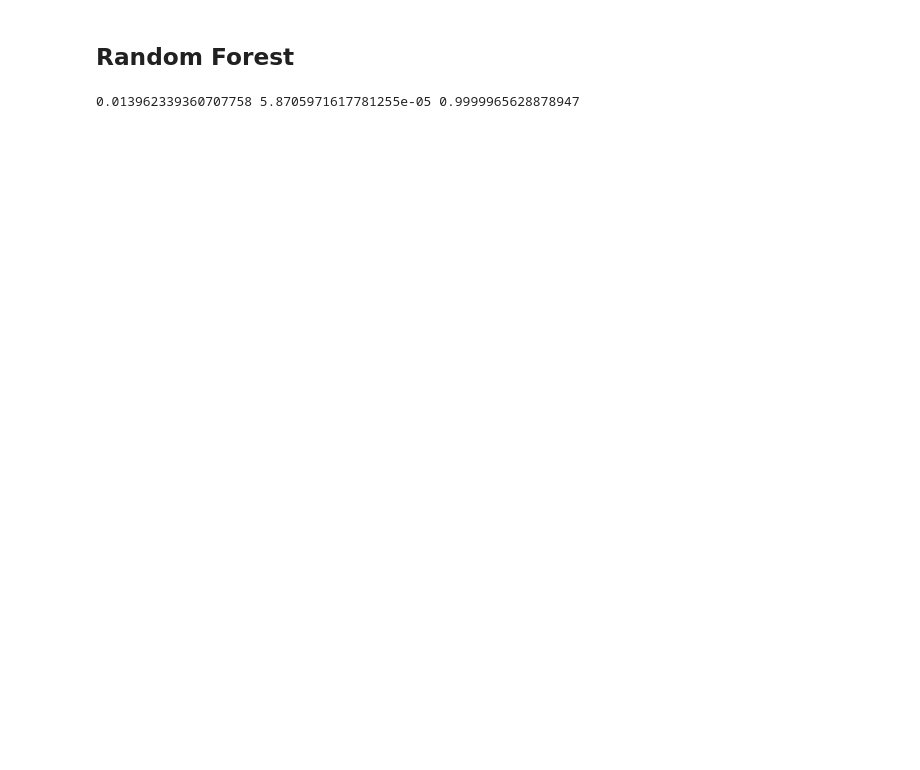
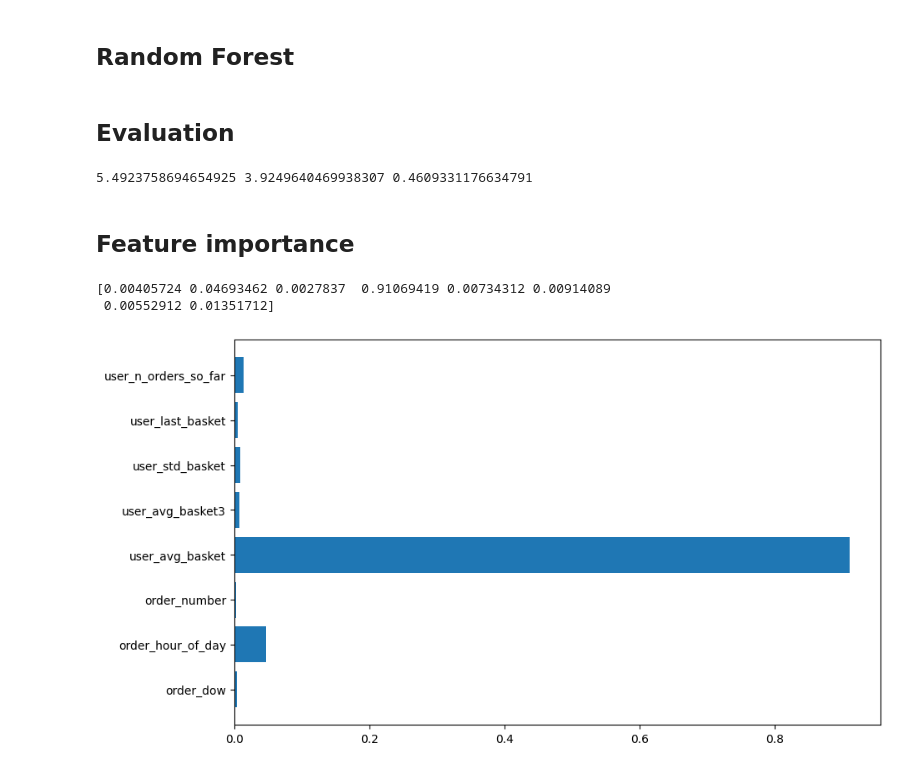
Before and after one commit to PornraksaSuksawaeng/nextbuy-data-analysis, a Jupyter notebook: notebooks/03_models_mathis.ipynb, the cells around one changed output. Cells and saved outputs as stored; diff of their text form; code cells hidden in the pictures; blank space fills up the shorter version.

Commit message:
feat(model): new features engineering + fix data leakage + feature importance graph to see wich features are most correlated with the target

```diff
--- a/notebooks/03_models_mathis.ipynb
+++ b/notebooks/03_models_mathis.ipynb
@@ -55,21 +110,22 @@ features = [
     # variables temporelles
     "order_dow",
     "order_hour_of_day",
-    "days_since_prior_order",
+    # "days_since_prior_order",
+
     # historique client
     "order_number",
-    "is_first_order",
-    "basket_size",  # ← variable cible
-    # comportement d'achat
+    # "is_first_order",
 
-    # "reordered_count",
-    # "reorder_ratio",
-    # "n_aisles",
-    # "n_departments",
+    # historique panier passé safe
+    "user_avg_basket",       # moyenne des paniers précédents
+    "user_avg_basket3",      # moyenne des 3 derniers paniers
+    "user_std_basket",       # écart-type des paniers précédents
+    "user_last_basket",      # taille du dernier panier
+    "user_n_orders_so_far",  # nombre de commandes passées
 ]
 
 target = "basket_size"
 
-df_model = orders[features + [target]]
-print(df_model[target])
+df_model = orders[features + [target]].dropna()
+print(df_model.shape)
 # %% [output]
@@ -130,11 +173,27 @@ rf = RandomForestRegressor(
 rf.fit(X_train, y_train)
 
 pred = rf.predict(X_test)
-
-rmse = np.sqrt(mean_squared_error(y_test, pred))
-mae = mean_absolute_error(y_test, pred)
-r2 = r2_score(y_test, pred)
-
-print(rmse, mae, r2)
-# %% [output]
-0.013962339360707758 5.8705971617781255e-05 0.9999965628878947
+# %% [markdown]
+## Evaluation
+# %%
+rmse = np.sqrt(mean_squared_error(y_test, pred))
+mae = mean_absolute_error(y_test, pred)
+r2 = r2_score(y_test, pred)
+
+print(rmse, mae, r2)
+# %% [output]
+5.4923758694654925 3.9249640469938307 0.4609331176634791
+# %% [markdown]
+## Feature importance
+# %%
+importances = rf.feature_importances_
+print(importances)
+
+plt.figure(figsize=(10,6))
+plt.barh(range(len(features)), importances)
+plt.yticks(range(len(features)), features)
+plt.show()
+# %% [output]
+[0.00405724 0.04693462 0.0027837  0.91069419 0.00734312 0.00914089
+ 0.00552912 0.01351712]
+[figure, added]
```
Also changed, not shown: parts of 6 cells of this notebook.
